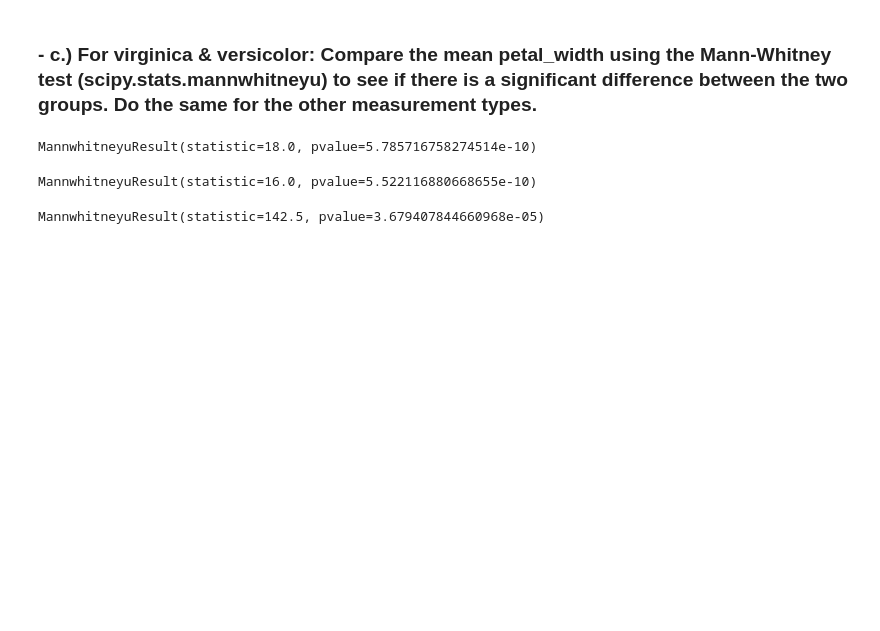
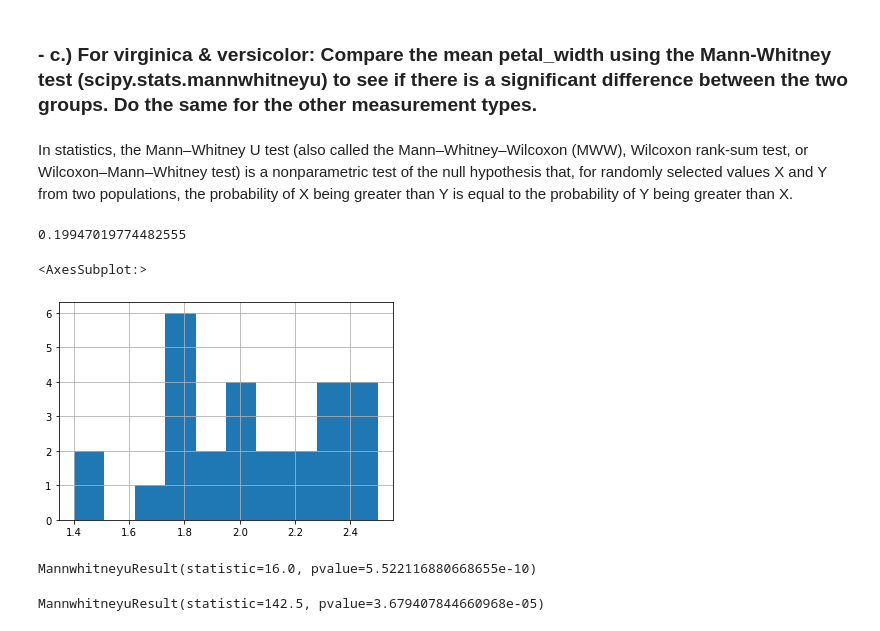
Before and after one commit to RobLMurphy92/classification-exercises, a Jupyter notebook: classification_exercises.ipynb, the cells around one changed output. Cells and saved outputs as stored; diff of their text form; code cells hidden in the pictures; blank space fills up the shorter version.

```diff
--- a/classification_exercises.ipynb
+++ b/classification_exercises.ipynb
@@ -957,2 +911,4 @@ train.head()
 # %% [markdown]
 ### - c.) For virginica & versicolor: Compare the mean petal_width using the Mann-Whitney test (scipy.stats.mannwhitneyu) to see if there is a significant difference between the two groups. Do the same for the other measurement types.
+# %% [markdown]
+In statistics, the Mann–Whitney U test (also called the Mann–Whitney–Wilcoxon (MWW), Wilcoxon rank-sum test, or Wilcoxon–Mann–Whitney test) is a nonparametric test of the null hypothesis that, for randomly selected values X and Y from two populations, the probability of X being greater than Y is equal to the probability of Y being greater than X.
@@ -959,9 +919,15 @@ train.head()
 # %%
-x = train[train.species == 'versicolor'].petal_width
-y = train[train.species == 'virginica'].petal_width
-stats.mannwhitneyu(x,y)
+versicolor = x = train[train.species == 'versicolor'].petal_width
+virginica = y = train[train.species == 'virginica'].petal_width
-# %% [output]
-MannwhitneyuResult(statistic=18.0, pvalue=5.785716758274514e-10)
+# %%
+versicolor.describe()['std']
+# %% [output]
+0.19947019774482555
+# %%
+virginica.hist()
+# %% [output]
+<AxesSubplot:>
+[figure, added]
 # %%
 x = train[train['species'] == 'versicolor'].petal_length
 y = train[train['species'] == 'virginica'].petal_length
```
Also changed, not shown: parts of 33 cells of this notebook.
